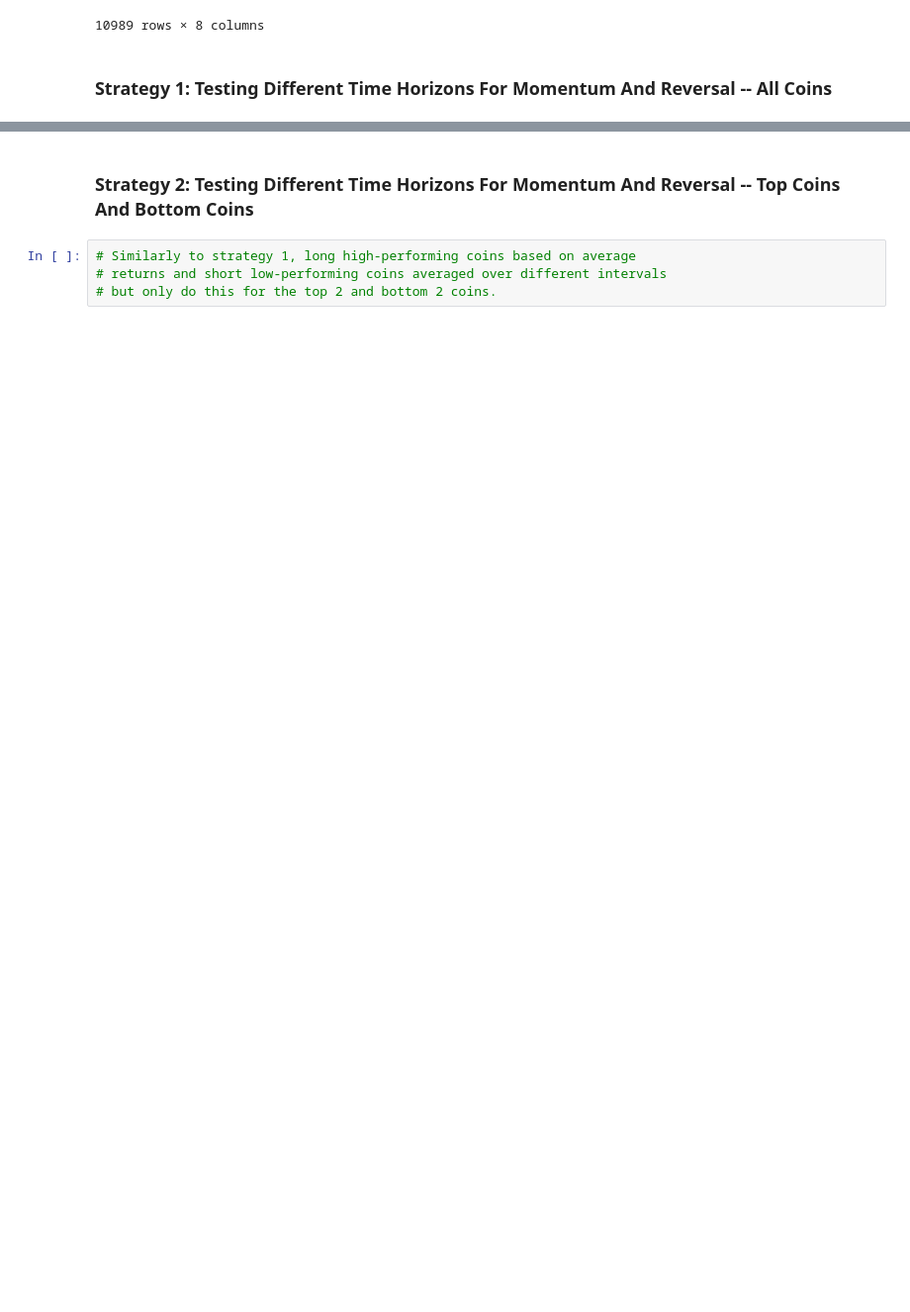
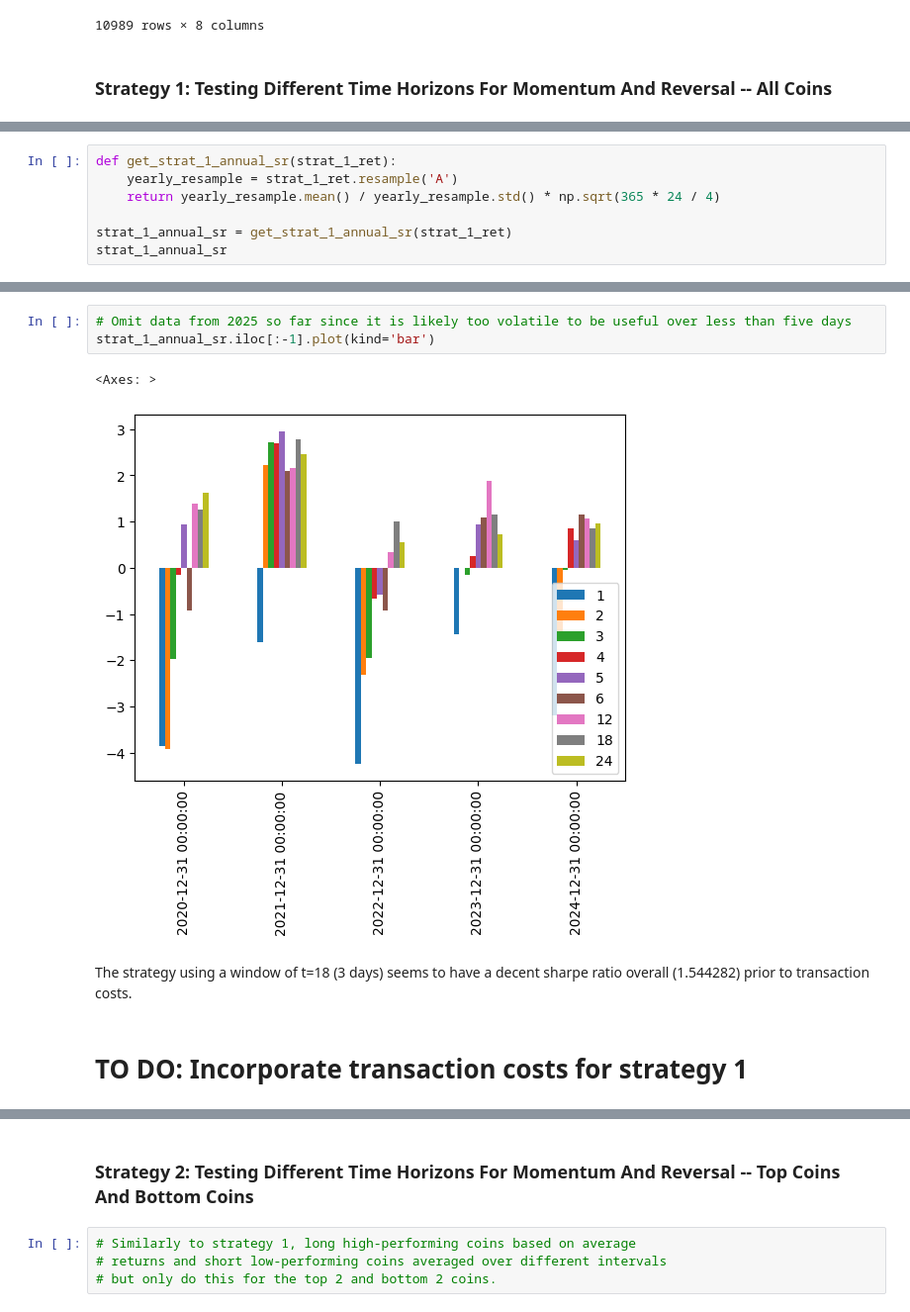
Before and after one commit to wbchristerson/jn-learning, a Jupyter notebook: cryptocurrency_stat_arb.ipynb, the cells around one changed output, grey strips where cells are left out. Shown at 99% size. Drawn from its saved outputs; the diff is of its cells as text; blank space fills up the shorter version.

```diff
--- a/cryptocurrency_stat_arb.ipynb
+++ b/cryptocurrency_stat_arb.ipynb
@@ -160,0 +212,7 @@ ret.rolling(window=2, min_periods=1).mean()
+# %%
+def get_strat_1_annual_sr(strat_1_ret):
+    yearly_resample = strat_1_ret.resample('A')
+    return yearly_resample.mean() / yearly_resample.std() * np.sqrt(365 * 24 / 4)
+
+strat_1_annual_sr = get_strat_1_annual_sr(strat_1_ret)
+strat_1_annual_sr
@@ -160,0 +227,11 @@ ret.rolling(window=2, min_periods=1).mean()
+# %%
+# Omit data from 2025 so far since it is likely too volatile to be useful over less than five days
+strat_1_annual_sr.iloc[:-1].plot(kind='bar')
+# %% [output]
+<Axes: >
+[figure, added]
+# %% [markdown]
+The strategy using a window of t=18 (3 days) seems to have a decent sharpe ratio overall (1.544282) prior to
+transaction costs.
+# %% [markdown]
+# TO DO: Incorporate transaction costs for strategy 1
```
Also changed, not shown: parts of 18 cells of this notebook.
